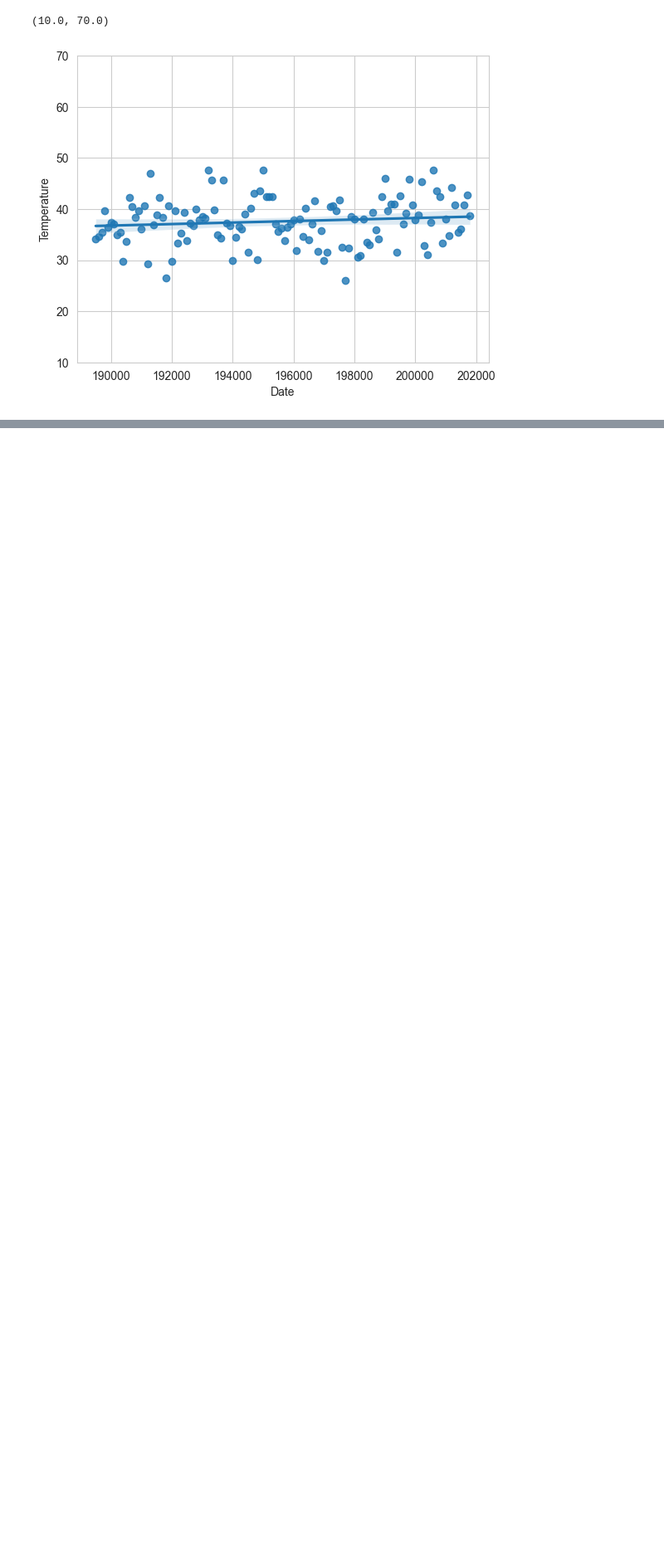
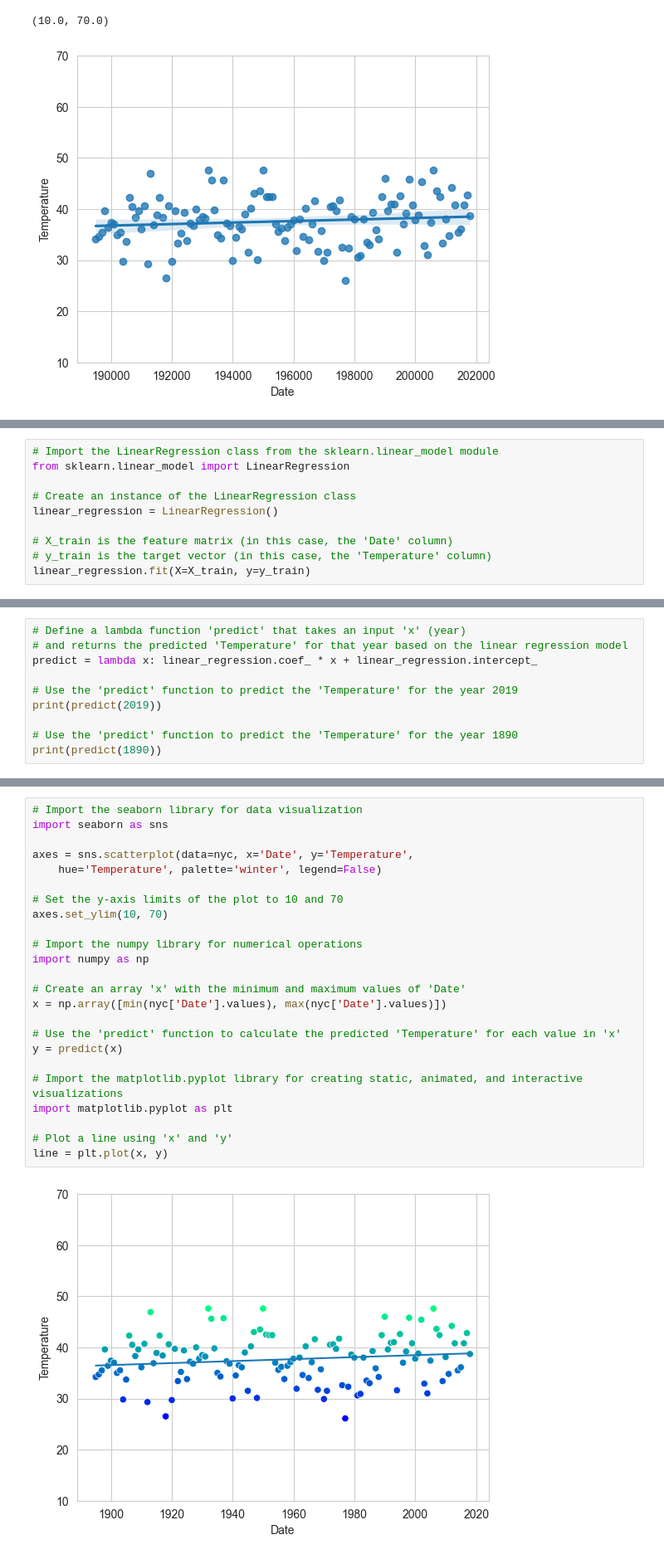
Before and after one commit to sshres10/datafun-07-ml-predictive, a Jupyter notebook: task4.ipynb, the cells around one changed output, grey strips where cells are left out. Shown at 83% size. Drawn from its saved outputs; the diff is of its cells as text; blank space fills up the shorter version.

```diff
--- a/task4.ipynb
+++ b/task4.ipynb
@@ -72,0 +114,10 @@ axes.set_ylim(10, 70)
+# %%
+# Import the LinearRegression class from the sklearn.linear_model module
+from sklearn.linear_model import LinearRegression
+
+# Create an instance of the LinearRegression class
+linear_regression = LinearRegression()
+
+# X_train is the feature matrix (in this case, the 'Date' column)
+# y_train is the target vector (in this case, the 'Temperature' column)
+linear_regression.fit(X=X_train, y=y_train)
@@ -72,0 +158,10 @@ axes.set_ylim(10, 70)
+# %%
+# Define a lambda function 'predict' that takes an input 'x' (year)
+# and returns the predicted 'Temperature' for that year based on the linear regression model
+predict = lambda x: linear_regression.coef_ * x + linear_regression.intercept_
+
+# Use the 'predict' function to predict the 'Temperature' for the year 2019
+print(predict(2019))
+
+# Use the 'predict' function to predict the 'Temperature' for the year 1890
+print(predict(1890))
@@ -72,0 +173,26 @@ axes.set_ylim(10, 70)
+# %%
+# Import the seaborn library for data visualization
+import seaborn as sns
+
+axes = sns.scatterplot(data=nyc, x='Date', y='Temperature',
+    hue='Temperature', palette='winter', legend=False)
+
+# Set the y-axis limits of the plot to 10 and 70
+axes.set_ylim(10, 70)
+
+# Import the numpy library for numerical operations
+import numpy as np
+
+# Create an array 'x' with the minimum and maximum values of 'Date'
+x = np.array([min(nyc['Date'].values), max(nyc['Date'].values)])
+
+# Use the 'predict' function to calculate the predicted 'Temperature' for each value in 'x'
+y = predict(x)
+
+# Import the matplotlib.pyplot library for creating static, animated, and interactive visualizations
+import matplotlib.pyplot as plt
+
+# Plot a line using 'x' and 'y'
+line = plt.plot(x, y)
+# %% [output]
+[figure, added]
```
Also changed, not shown: parts of 11 cells of this notebook.
